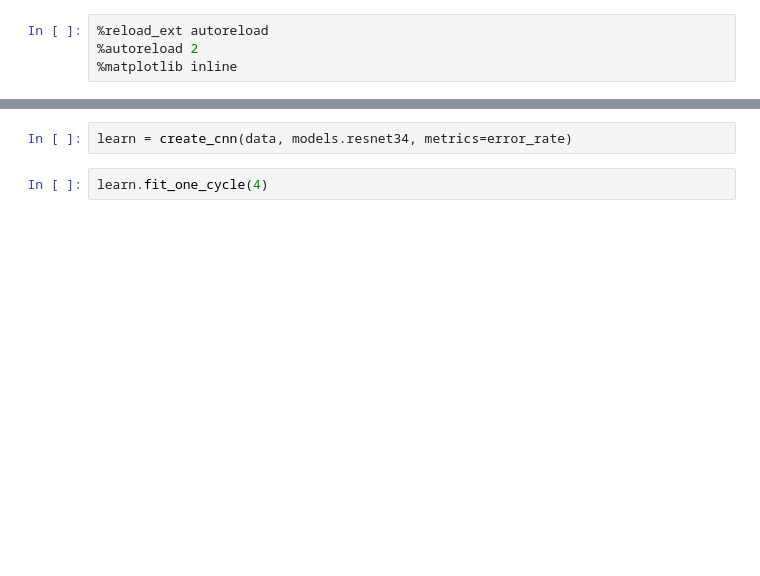
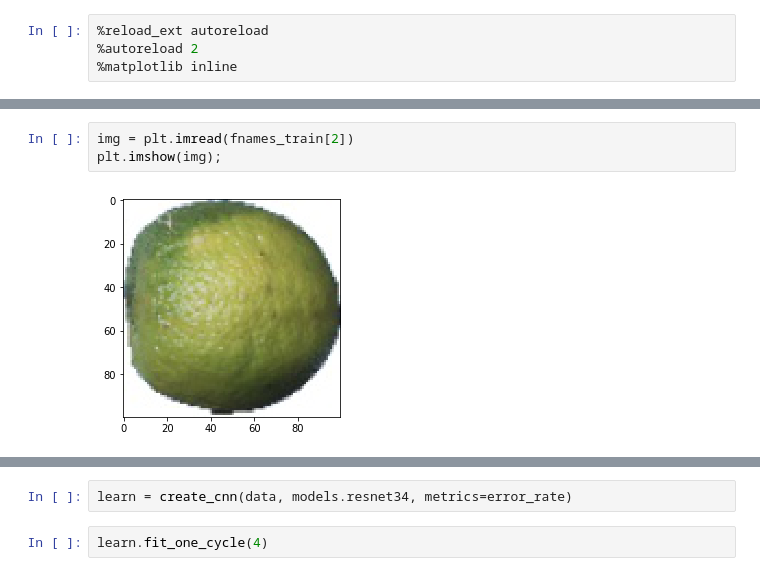
Before and after one commit to neronicolo/fastai_dl1_v3_notebooks, a Jupyter notebook: lesson1-fruits-360_nikola.ipynb, the cells around one changed output, grey strips where cells are left out. Saved outputs shown, nothing was run; the diff lists cells and outputs as text; blank space fills up the shorter version.

```diff
--- a/lesson1-fruits-360_nikola.ipynb
+++ b/lesson1-fruits-360_nikola.ipynb
@@ -33,0 +71,5 @@ path.ls()
+# %%
+img = plt.imread(fnames_train[2])
+plt.imshow(img);
+# %% [output]
+[figure, added]
```
Also changed, not shown: parts of 67 cells of this notebook, 1 other file.
